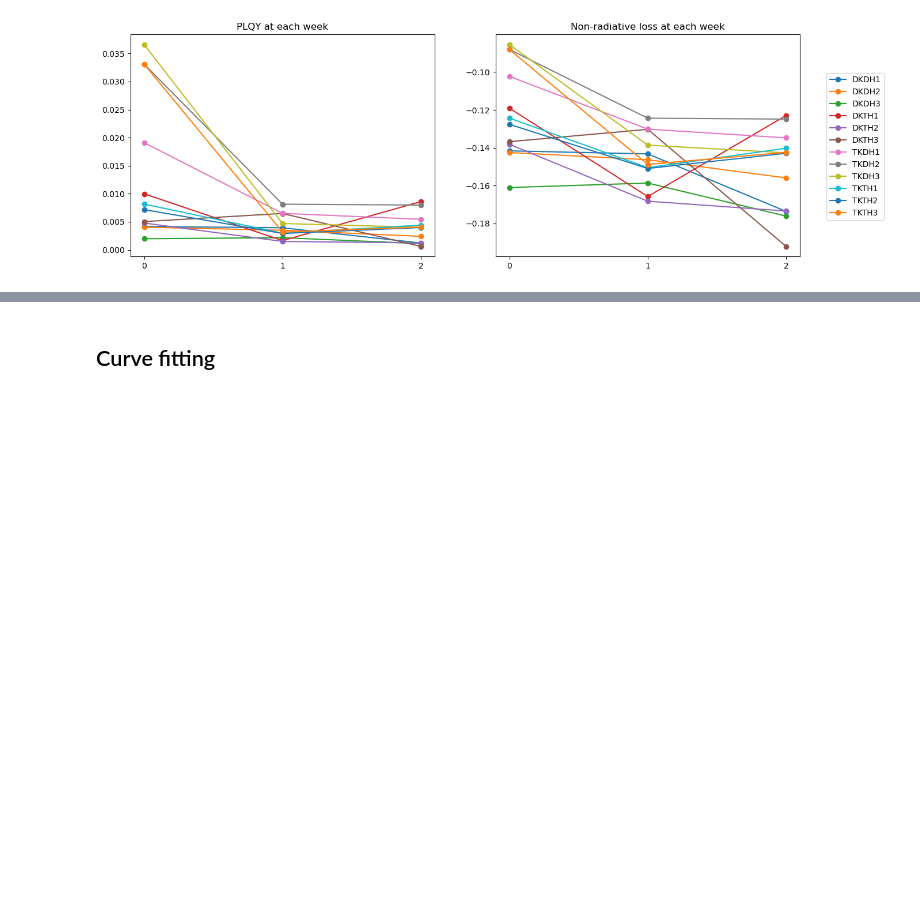
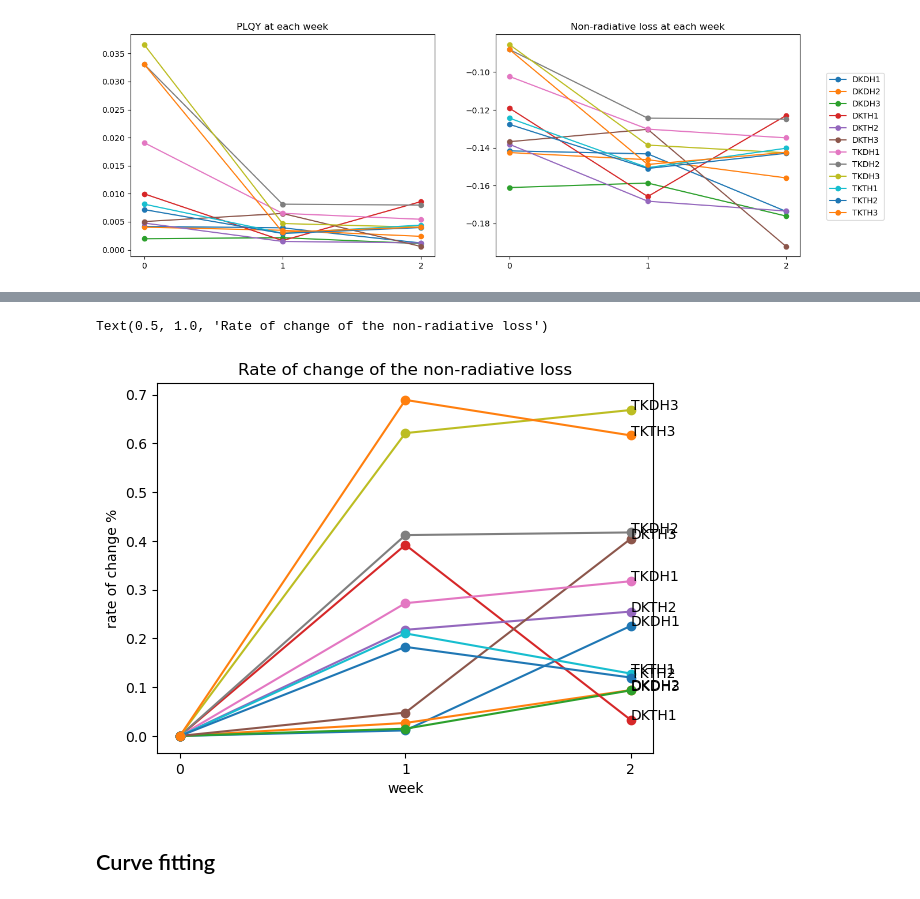
Before and after one commit to LuLuEhret/PV_lab_PdS, a Jupyter notebook: Plot_data.ipynb, the cells around one changed output, grey strips where cells are left out. Saved outputs shown, nothing was run; the diff lists cells and outputs as text; code cells hidden in the pictures; blank space fills up the shorter version.

```diff
--- a/Plot_data.ipynb
+++ b/Plot_data.ipynb
@@ -278,6 +278,45 @@ df_loss
 | Non_rad_loss_1 | -0.141654 | -0.142537 | -0.161038 | -0.119095 | -0.138179 | -0.136807 | -0.102316 | -0.088103 | -0.085504 | -0.124363 | -0.127643 | ... |
 | Non_rad_loss_2 | -0.143252 | -0.14633 | -0.158658 | -0.165778 | -0.168257 | -0.130259 | -0.130179 | -0.124395 | -0.138616 | -0.150513 | -0.150954 | ... |
 | Non_rad_loss_3 | -0.173638 | -0.155935 | -0.176102 | -0.122972 | -0.173425 | -0.192161 | -0.134781 | -0.124877 | -0.142665 | -0.140266 | -0.142924 | ... |
+# %%
+#transpose the dataframe
+df6 = df_loss.transpose()
+
+#add a column after Non_rad_loss_1 with only zeros
+df6.insert(1, "Change", 0)
+
+#add a column after Non_rad_loss_2 with the value abs((Non_rad_loss_2 - Non_rad_loss_1) / Non_rad_loss_1)
+df6.insert(3, "Change_2", abs((df6["Non_rad_loss_2"] - df6["Non_rad_loss_1"]) / df6["Non_rad_loss_1"]))
+df6.insert(5, "Change_3", abs((df6["Non_rad_loss_3"] - df6["Non_rad_loss_1"]) / df6["Non_rad_loss_1"]))
+
+#drop the columns Non_rad_loss_1, Non_rad_loss_2 and Non_rad_loss_3
+df6 = df6.drop(columns=["Non_rad_loss_1", "Non_rad_loss_2", "Non_rad_loss_3"])
+
+#plot the dataframe with lines
+df6 = df6.transpose()
+df6.plot.line(marker='o')
+
+#add the name of each line next to the line
+for i in range(0, len(df6.columns)):
+    plt.text(len(df6.index) - 1, df6.iloc[:, i][-1], df6.columns[i])
+
+#remove the legend
+plt.legend().remove()
+
+#label the y axis with "rate of change %"
+plt.ylabel("rate of change %")
+
+#label the x axis with "week"
+plt.xlabel("week")
+
+#change the xticks to be a integer number starting from 0 and ending at the number of rows in the dataframe
+plt.xticks(range(len(df6.index)), range(0, len(df6.index)));
+
+#add a title to the plot
+plt.title("Rate of change of the non-radiative loss")
+# %% [output]
+Text(0.5, 1.0, 'Rate of change of the non-radiative loss')
+[figure, added]
 # %% [markdown]
 ## Curve fitting
 # %%
```
Also changed, not shown: parts of 1 cell of this notebook, 8 other files.
